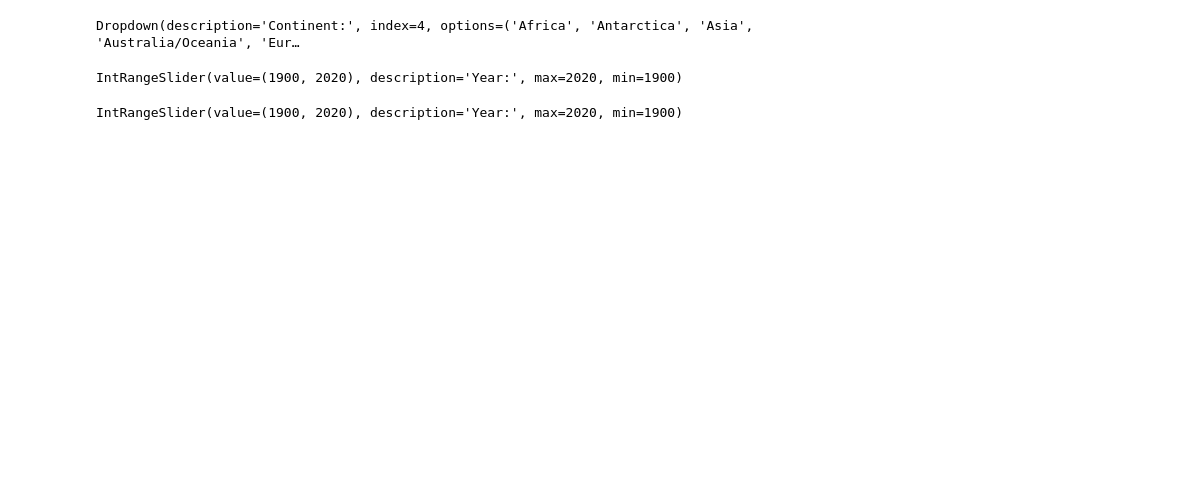
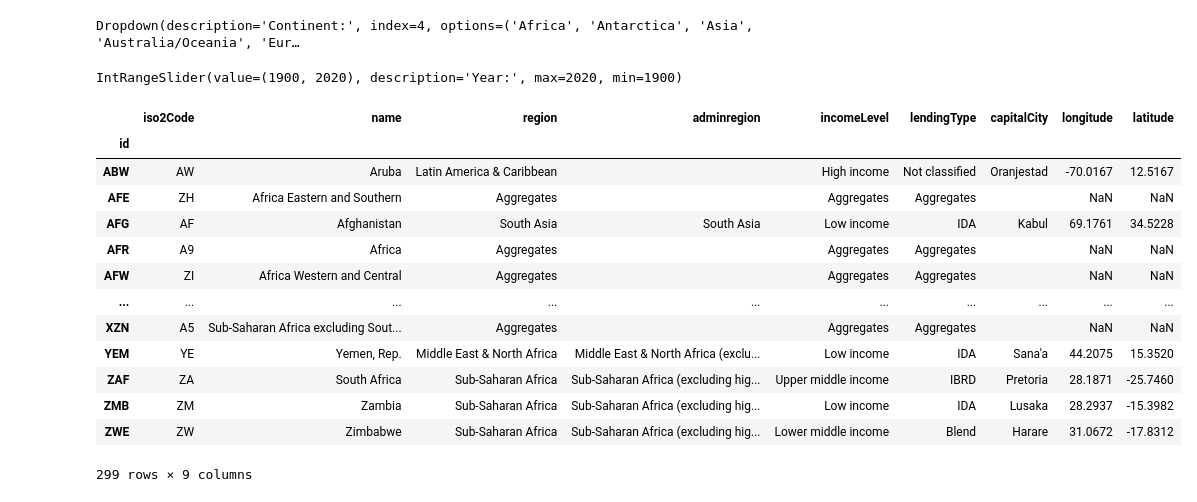
Before and after one commit to Ndaruga/Dimensionality-reduction-t-SNE-SDD-, a Jupyter notebook: Untitled Folder/worldbank_data.ipynb, the cells around one changed output. Saved outputs shown, nothing was run; the diff lists cells and outputs as text; code cells hidden in the pictures; blank space fills up the shorter version.

```diff
--- a/Untitled Folder/worldbank_data.ipynb
+++ b/Untitled Folder/worldbank_data.ipynb
@@ -24,7 +43,21 @@ display(years)
 # %% [output]
 Dropdown(description='Continent:', index=4, options=('Africa', 'Antarctica', 'Asia', 'Australia/Oceania', 'Eur…
 IntRangeSlider(value=(1900, 2020), description='Year:', max=2020, min=1900)
-# %%
-print(years)
-# %% [output]
-IntRangeSlider(value=(1900, 2020), description='Year:', max=2020, min=1900)
+# %%
+countries = wb.get_countries()
+countries
+# %% [output]
+|  | iso2Code | name | region | adminregion | incomeLevel | lendingType | capitalCity | longitude | latitude |
+| id |  |  |  |  |  |  |  |  |  |
+| ABW | AW | Aruba | Latin America & Caribbean |  | High income | Not classified | Oranjestad | -70.0167 | 12.5167 |
+| AFE | ZH | Africa Eastern and Southern | Aggregates |  | Aggregates | Aggregates |  | NaN | NaN |
+| AFG | AF | Afghanistan | South Asia | South Asia | Low income | IDA | Kabul | 69.1761 | 34.5228 |
+| AFR | A9 | Africa | Aggregates |  | Aggregates | Aggregates |  | NaN | NaN |
+| AFW | ZI | Africa Western and Central | Aggregates |  | Aggregates | Aggregates |  | NaN | NaN |
+| ... | ... | ... | ... | ... | ... | ... | ... | ... | ... |
+| XZN | A5 | Sub-Saharan Africa excluding Sout... | Aggregates |  | Aggregates | Aggregates |  | NaN | NaN |
+| YEM | YE | Yemen, Rep. | Middle East & North Africa | Middle East & North Africa (exclu... | Low income | IDA | Sana'a | 44.2075 | 15.3520 |
+| ZAF | ZA | South Africa | Sub-Saharan Africa | Sub-Saharan Africa (excluding hig... | Upper middle income | IBRD | Pretoria | 28.1871 | -25.7460 |
+| ZMB | ZM | Zambia | Sub-Saharan Africa | Sub-Saharan Africa (excluding hig... | Low income | IDA | Lusaka | 28.2937 | -15.3982 |
+| ZWE | ZW | Zimbabwe | Sub-Saharan Africa | Sub-Saharan Africa (excluding hig... | Lower middle income | Blend | Harare | 31.0672 | -17.8312 |
+299 rows × 9 columns
```
Also changed, not shown: parts of 3 cells of this notebook, 1 other file.
